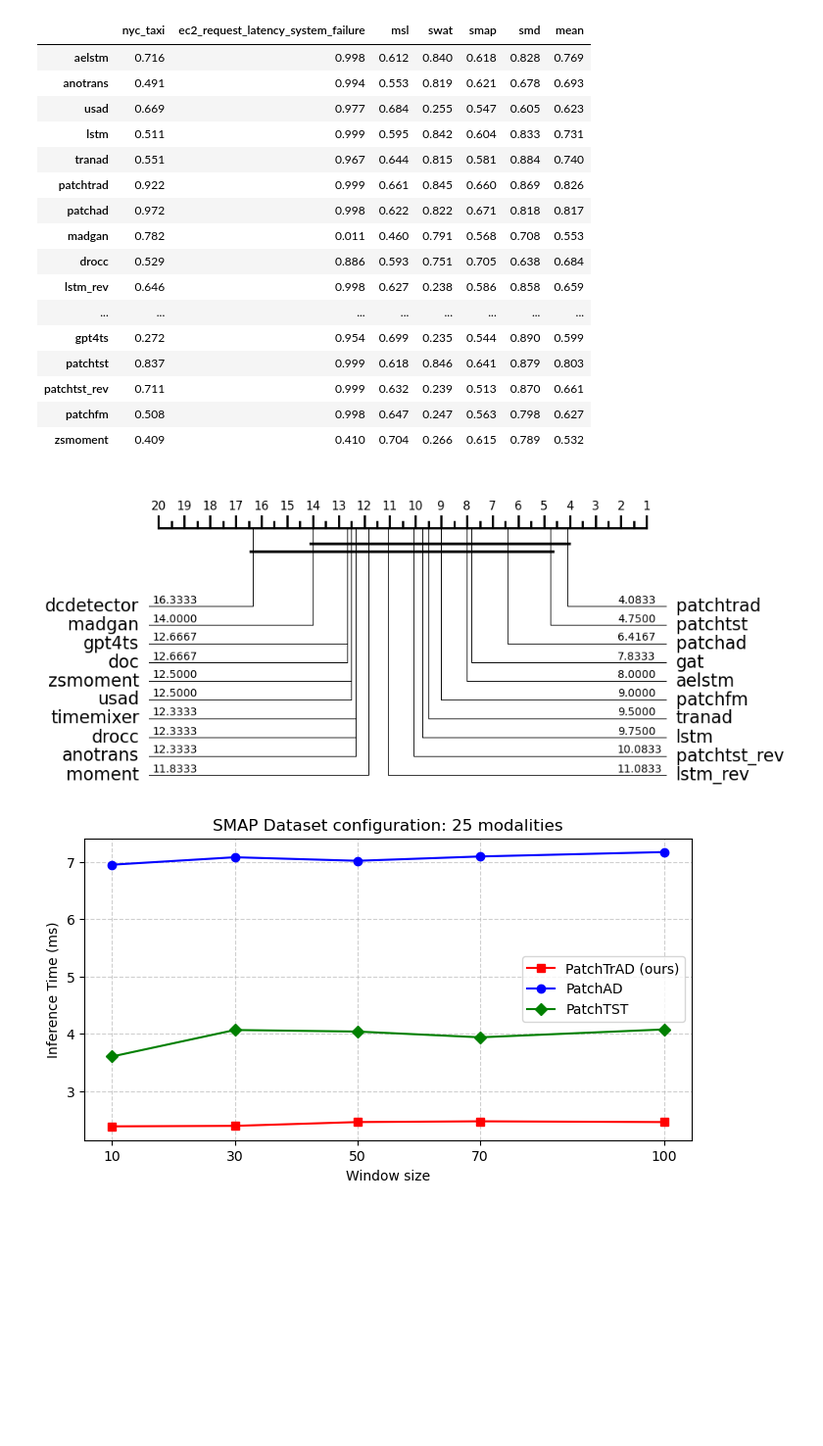
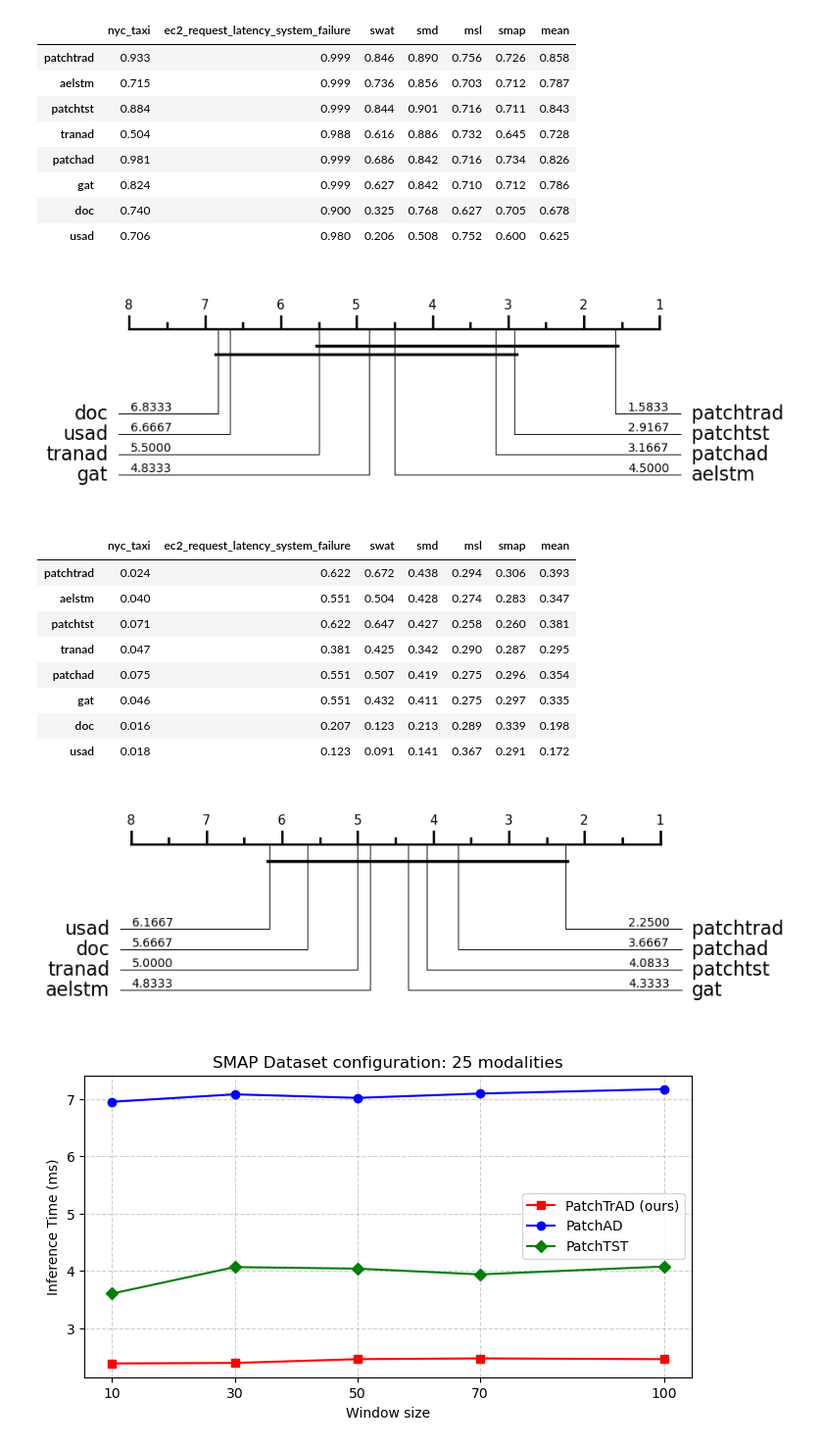
Before and after one commit to vilhess/DL4TSAD, a Jupyter notebook: visu.ipynb, the cells around one changed output. Shown at 98% size. Saved outputs shown, nothing was run; the diff lists cells and outputs as text; code cells hidden in the pictures; blank space fills up the shorter version.

```diff
--- a/visu.ipynb
+++ b/visu.ipynb
@@ -7,33 +5,51 @@ results = pd.read_json("results/auc.json")
-# %%
-results_show = results.round(3)
-results_show["mean"] = results_show.mean(axis=1).round(3)
-results_show
-# %% [output]
-|  | nyc_taxi | ec2_request_latency_system_failure | msl | swat | smap | smd | mean |
-| aelstm | 0.716 | 0.998 | 0.612 | 0.840 | 0.618 | 0.828 | 0.769 |
-| anotrans | 0.491 | 0.994 | 0.553 | 0.819 | 0.621 | 0.678 | 0.693 |
-| usad | 0.669 | 0.977 | 0.684 | 0.255 | 0.547 | 0.605 | 0.623 |
-| lstm | 0.511 | 0.999 | 0.595 | 0.842 | 0.604 | 0.833 | 0.731 |
-| tranad | 0.551 | 0.967 | 0.644 | 0.815 | 0.581 | 0.884 | 0.740 |
-| patchtrad | 0.922 | 0.999 | 0.661 | 0.845 | 0.660 | 0.869 | 0.826 |
-| patchad | 0.972 | 0.998 | 0.622 | 0.822 | 0.671 | 0.818 | 0.817 |
-| madgan | 0.782 | 0.011 | 0.460 | 0.791 | 0.568 | 0.708 | 0.553 |
-| drocc | 0.529 | 0.886 | 0.593 | 0.751 | 0.705 | 0.638 | 0.684 |
-| lstm_rev | 0.646 | 0.998 | 0.627 | 0.238 | 0.586 | 0.858 | 0.659 |
-| ... | ... | ... | ... | ... | ... | ... | ... |
-| gpt4ts | 0.272 | 0.954 | 0.699 | 0.235 | 0.544 | 0.890 | 0.599 |
-| patchtst | 0.837 | 0.999 | 0.618 | 0.846 | 0.641 | 0.879 | 0.803 |
-| patchtst_rev | 0.711 | 0.999 | 0.632 | 0.239 | 0.513 | 0.870 | 0.661 |
-| patchfm | 0.508 | 0.998 | 0.647 | 0.247 | 0.563 | 0.798 | 0.627 |
-| zsmoment | 0.409 | 0.410 | 0.704 | 0.266 | 0.615 | 0.789 | 0.532 |
 # %%
+# VUS ROC
+
+results = pd.read_json("results/vus_roc.json")
+
+results_show = results.round(3)
+results_show["mean"] = results_show.mean(axis=1).round(3)
+
 results = results.T
 methods = results.columns
 plot = plot_critical_difference(results.values, methods, alpha=0.05, width=8, test='nemenyi')
-
-#plt.savefig("results/auc_critical_difference.pdf", format='pdf', bbox_inches='tight')
+#plt.savefig("results/vus_roc_critical_difference.pdf", format='pdf', bbox_inches='tight')
+results_show
 # %% [output]
+|  | nyc_taxi | ec2_request_latency_system_failure | swat | smd | msl | smap | mean |
+| patchtrad | 0.933 | 0.999 | 0.846 | 0.890 | 0.756 | 0.726 | 0.858 |
+| aelstm | 0.715 | 0.999 | 0.736 | 0.856 | 0.703 | 0.712 | 0.787 |
+| patchtst | 0.884 | 0.999 | 0.844 | 0.901 | 0.716 | 0.711 | 0.843 |
+| tranad | 0.504 | 0.988 | 0.616 | 0.886 | 0.732 | 0.645 | 0.728 |
+| patchad | 0.981 | 0.999 | 0.686 | 0.842 | 0.716 | 0.734 | 0.826 |
+| gat | 0.824 | 0.999 | 0.627 | 0.842 | 0.710 | 0.712 | 0.786 |
+| doc | 0.740 | 0.900 | 0.325 | 0.768 | 0.627 | 0.705 | 0.678 |
+| usad | 0.706 | 0.980 | 0.206 | 0.508 | 0.752 | 0.600 | 0.625 |
-[figure, old version]
+[figure, new version]
+# %%
+# VUS PR
+
+results = pd.read_json("results/vus_pr.json")
+
+results_show = results.round(3)
+results_show["mean"] = results_show.mean(axis=1).round(3)
+
+results = results.T
+methods = results.columns
+plot = plot_critical_difference(results.values, methods, alpha=0.05, width=8, test='nemenyi')
+#plt.savefig("results/vus_pr_critical_difference.pdf", format='pdf', bbox_inches='tight')
+results_show
+# %% [output]
+|  | nyc_taxi | ec2_request_latency_system_failure | swat | smd | msl | smap | mean |
+| patchtrad | 0.024 | 0.622 | 0.672 | 0.438 | 0.294 | 0.306 | 0.393 |
+| aelstm | 0.040 | 0.551 | 0.504 | 0.428 | 0.274 | 0.283 | 0.347 |
+| patchtst | 0.071 | 0.622 | 0.647 | 0.427 | 0.258 | 0.260 | 0.381 |
+| tranad | 0.047 | 0.381 | 0.425 | 0.342 | 0.290 | 0.287 | 0.295 |
+| patchad | 0.075 | 0.551 | 0.507 | 0.419 | 0.275 | 0.296 | 0.354 |
+| gat | 0.046 | 0.551 | 0.432 | 0.411 | 0.275 | 0.297 | 0.335 |
+| doc | 0.016 | 0.207 | 0.123 | 0.213 | 0.289 | 0.339 | 0.198 |
+| usad | 0.018 | 0.123 | 0.091 | 0.141 | 0.367 | 0.291 | 0.172 |
+[figure, added]
 # %%
 # Inference Speed for PatchAD, PatchTrAD, TranAD on the SWaT Dataset
 
```
Also changed, not shown: parts of 1 cell of this notebook, 5 other files.
